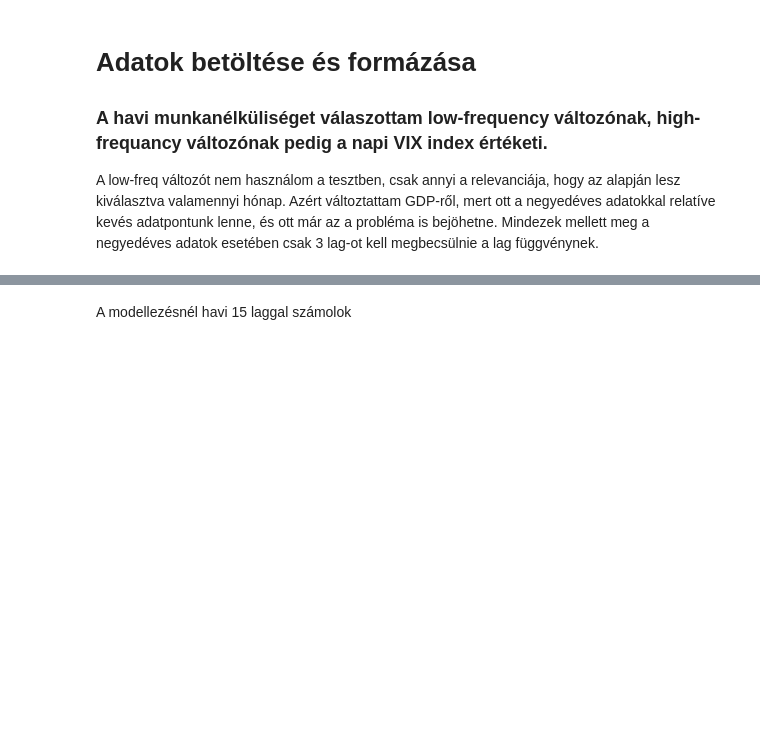
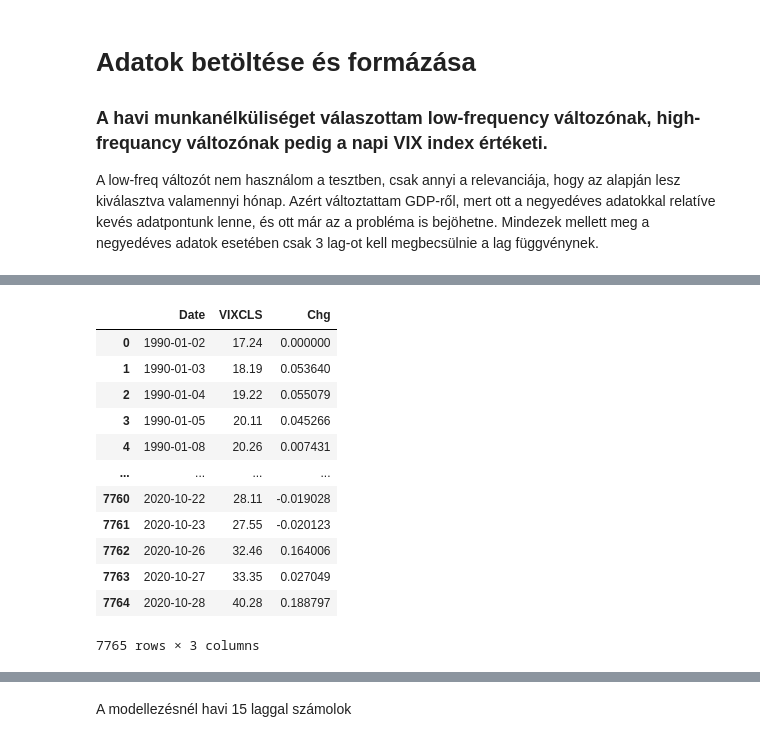
Before and after one commit to NemesiP/volatility-forecasting, a Jupyter notebook: Model/MIDAS_Test.ipynb, the cells around one changed output, grey strips where cells are left out. Saved outputs shown, nothing was run; the diff lists cells and outputs as text; code cells hidden in the pictures; blank space fills up the shorter version.

```diff
--- a/Model/MIDAS_Test.ipynb
+++ b/Model/MIDAS_Test.ipynb
@@ -27,10 +43,26 @@ df1 = FeaturesManipulation.select_timeframe(df1, datetime(1990,10,1), datetime(2
 # %%
-df2 = pd.read_csv('C:/Users/peter/Desktop/volatiltiy-forecasting/data/Macroeconomic/VIXCLS.csv')
+df2 = pd.read_csv('C:/Users/peter/Desktop/volatility-forecasting/data/Macroeconomic/VIXCLS.csv')
 df2 = df2[df2.VIXCLS != '.'].reset_index(drop=True)
 df2.VIXCLS = df2.VIXCLS.astype(float)
 df2 = df2.rename(columns = {'DATE': 'Date'})
 df2['Chg'] = np.log(df2.VIXCLS).diff().fillna(0)
 #df2.head()
+# %%
+df2
+# %% [output]
+|  | Date | VIXCLS | Chg |
+| 0 | 1990-01-02 | 17.24 | 0.000000 |
+| 1 | 1990-01-03 | 18.19 | 0.053640 |
+| 2 | 1990-01-04 | 19.22 | 0.055079 |
+| 3 | 1990-01-05 | 20.11 | 0.045266 |
+| 4 | 1990-01-08 | 20.26 | 0.007431 |
+| ... | ... | ... | ... |
+| 7760 | 2020-10-22 | 28.11 | -0.019028 |
+| 7761 | 2020-10-23 | 27.55 | -0.020123 |
+| 7762 | 2020-10-26 | 32.46 | 0.164006 |
+| 7763 | 2020-10-27 | 33.35 | 0.027049 |
+| 7764 | 2020-10-28 | 40.28 | 0.188797 |
+7765 rows × 3 columns
 # %%
 df2 = FeaturesManipulation.select_timeframe(df2, df1.Date[0], df1.Date[len(df1) -1])
 #df2.tail()
```
Also changed, not shown: parts of 3 cells of this notebook, 2 other files.
